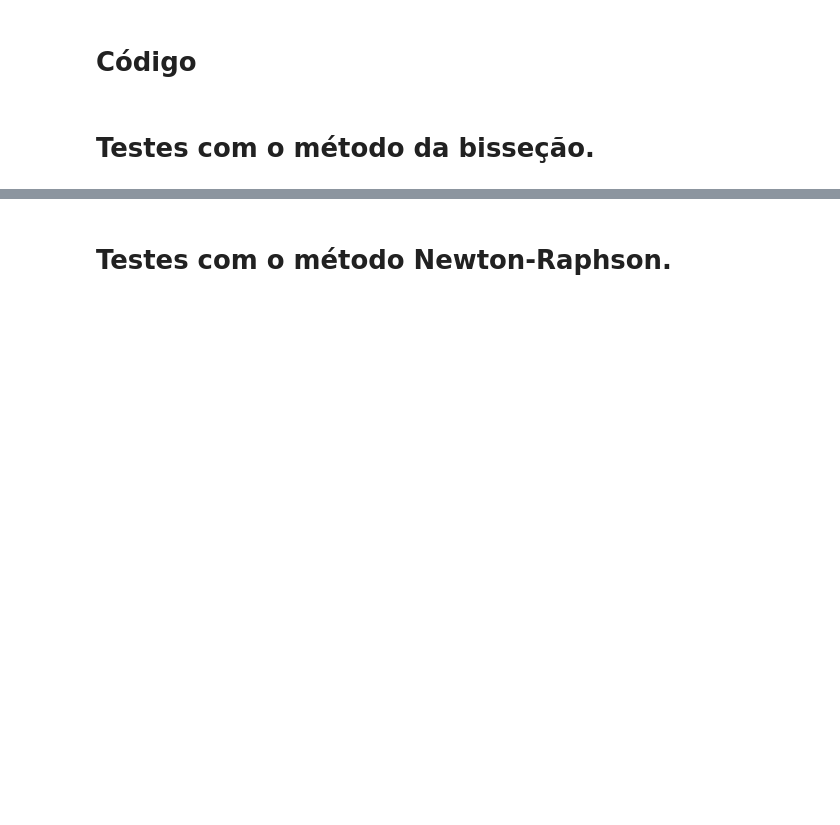
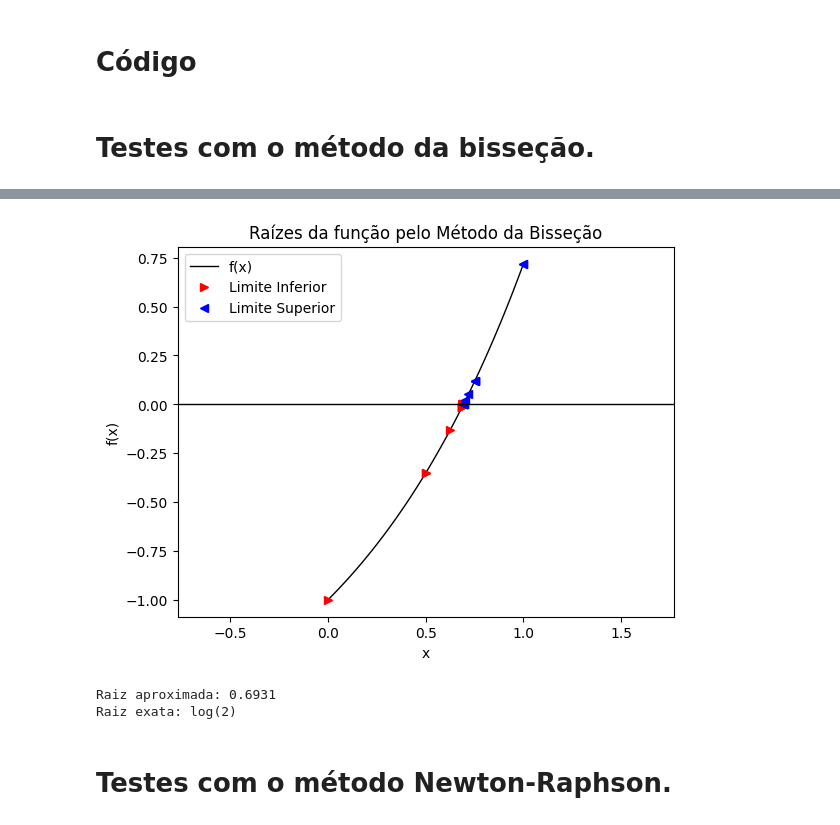
Before and after one commit to vrsmic/CB2325NumericaG1, a Jupyter notebook: src/CB2325NumericaG1/raizes/raizes.ipynb, the cells around one changed output, grey strips where cells are left out. Saved outputs shown, nothing was run; the diff lists cells and outputs as text; code cells hidden in the pictures; blank space fills up the shorter version.

```diff
--- a/src/CB2325NumericaG1/raizes/raizes.ipynb
+++ b/src/CB2325NumericaG1/raizes/raizes.ipynb
@@ -270,3 +301,22 @@ Raiz exata:
+# %%
+# Função para aproximar a raiz:
+f = lambda x: np.exp(x) - 2
+
+# Parâmetros:
+limite_inferior = 0
+limite_superior = 1
+tolerância = 1e-8
+
+# Aproximação da raíz:
+root = bissecao(f, limite_inferior, limite_superior, tolerância)
+
+# Infos
+print(f"Raiz aproximada: {root}")
+print(f"Raiz exata: ln(2)")
+# %% [output]
+[figure, added]
+Raiz aproximada: 0.6931
+Raiz exata: log(2)
 # %% [markdown]
 # Testes com o método Newton-Raphson.
 # %%
```
Also changed, not shown: parts of 6 cells of this notebook, 1 other file.
